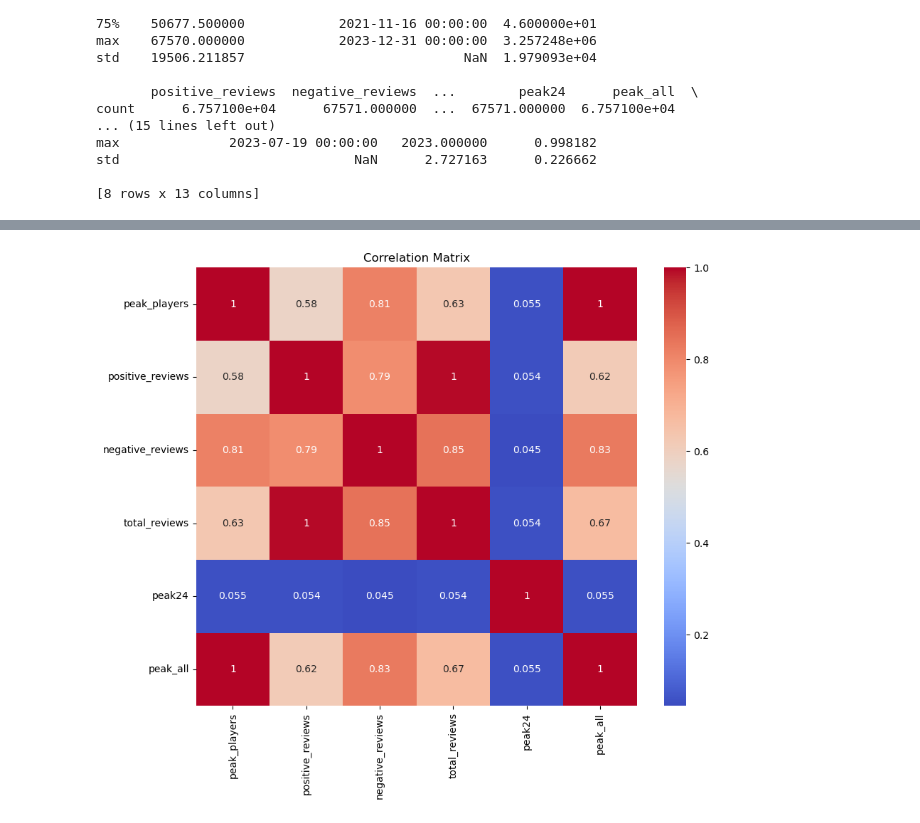
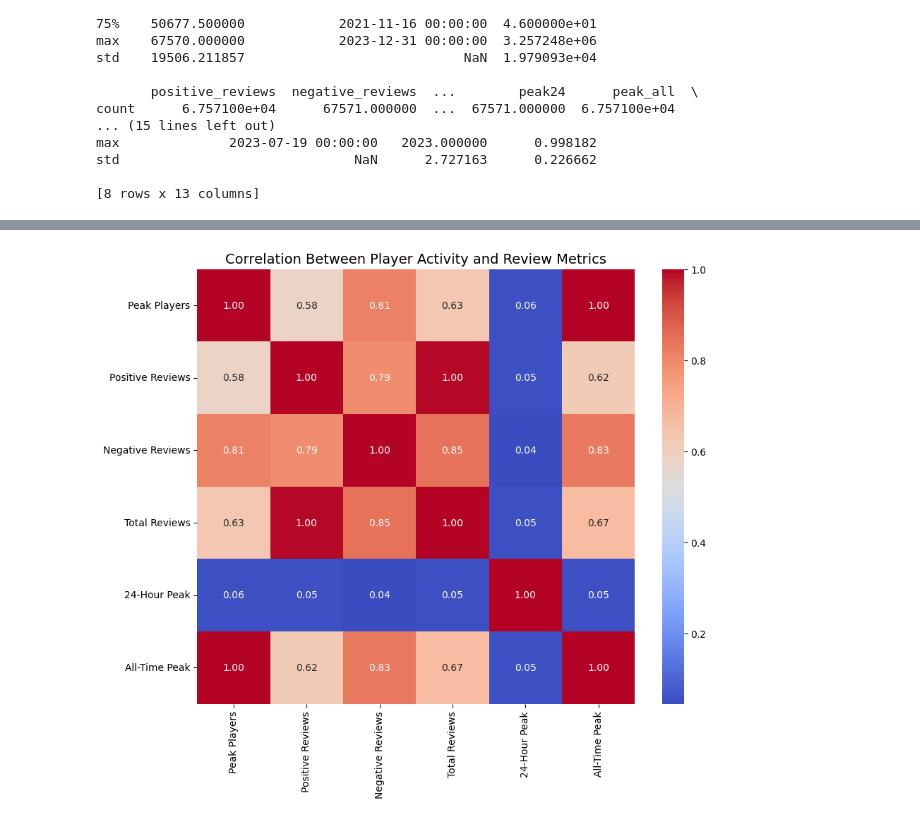
Before and after one commit to chrisalcala182/ISDA111_Final_Project, a Jupyter notebook: ISDA111_Group_FInal.ipynb, the cells around one changed output, grey strips where cells are left out. Saved outputs shown, nothing was run; the diff lists cells and outputs as text; code cells hidden in the pictures.

```diff
--- a/ISDA111_Group_FInal.ipynb
+++ b/ISDA111_Group_FInal.ipynb
@@ -184,9 +211,39 @@ plt.show()
 # %%
-#The heatmap shows how different game metrics relate to each other, with strong correlations indicating connected player and review patterns.
+#This visualization displays how strongly different game statistics relate to each other,
+#helping us understand which metrics tend to increase together.
+
 plt.figure(figsize=(10,8))
-sns.heatmap(df[['peak_players','positive_reviews','negative_reviews','total_reviews','peak24','peak_all']].corr(),
-            annot=True, cmap='coolwarm')
-plt.title("Correlation Matrix")
+
+corr_cols = [
+    'peak_players',
+    'positive_reviews',
+    'negative_reviews',
+    'total_reviews',
+    'peak24',
+    'peak_all'
+]
+
+corr_matrix = df[corr_cols].corr()
+
+clean_labels = {
+    'peak_players': 'Peak Players',
+    'positive_reviews': 'Positive Reviews',
+    'negative_reviews': 'Negative Reviews',
+    'total_reviews': 'Total Reviews',
+    'peak24': '24-Hour Peak',
+    'peak_all': 'All-Time Peak'
+}
+
+corr_matrix = corr_matrix.rename(index=clean_labels, columns=clean_labels)
+
+sns.heatmap(
+    corr_matrix,
+    annot=True,
+    cmap='coolwarm',
+    fmt=".2f"
+)
+
+plt.title("Correlation Between Player Activity and Review Metrics", fontsize=14)
 plt.show()
 # %% [output]
-[figure, old version]
+[figure, new version]
```
Also changed, not shown: parts of 4 cells of this notebook.
